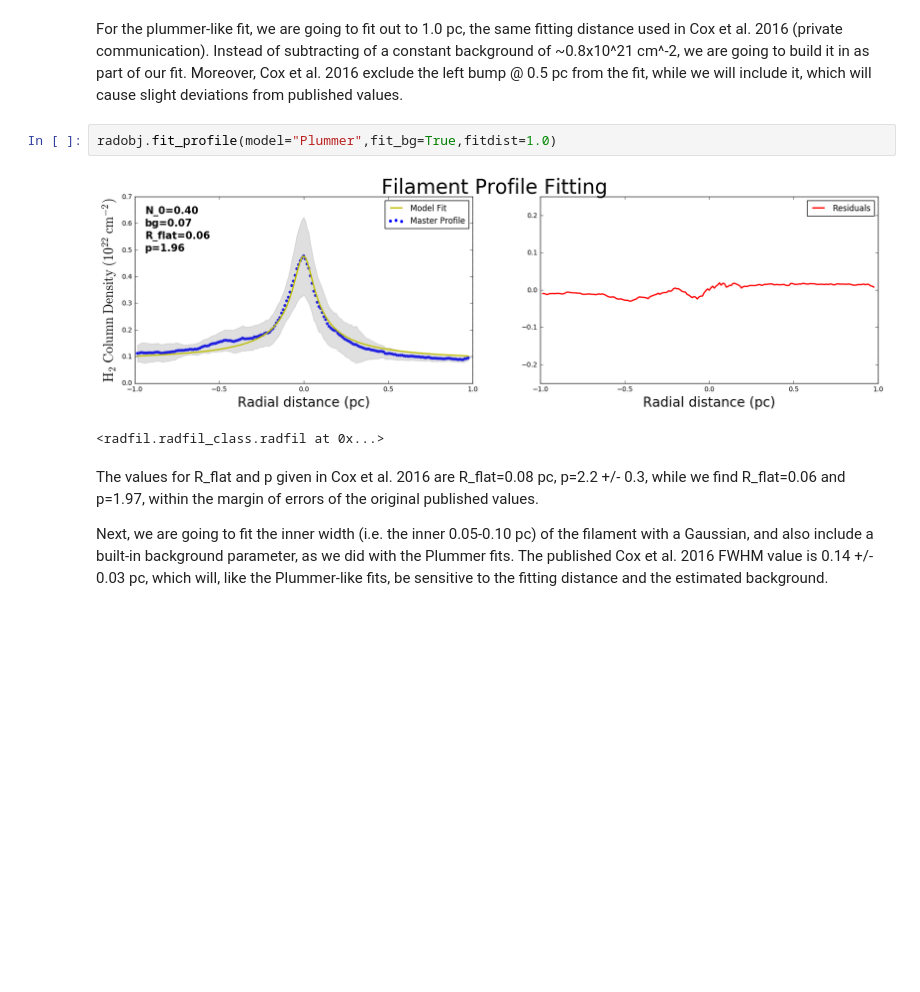
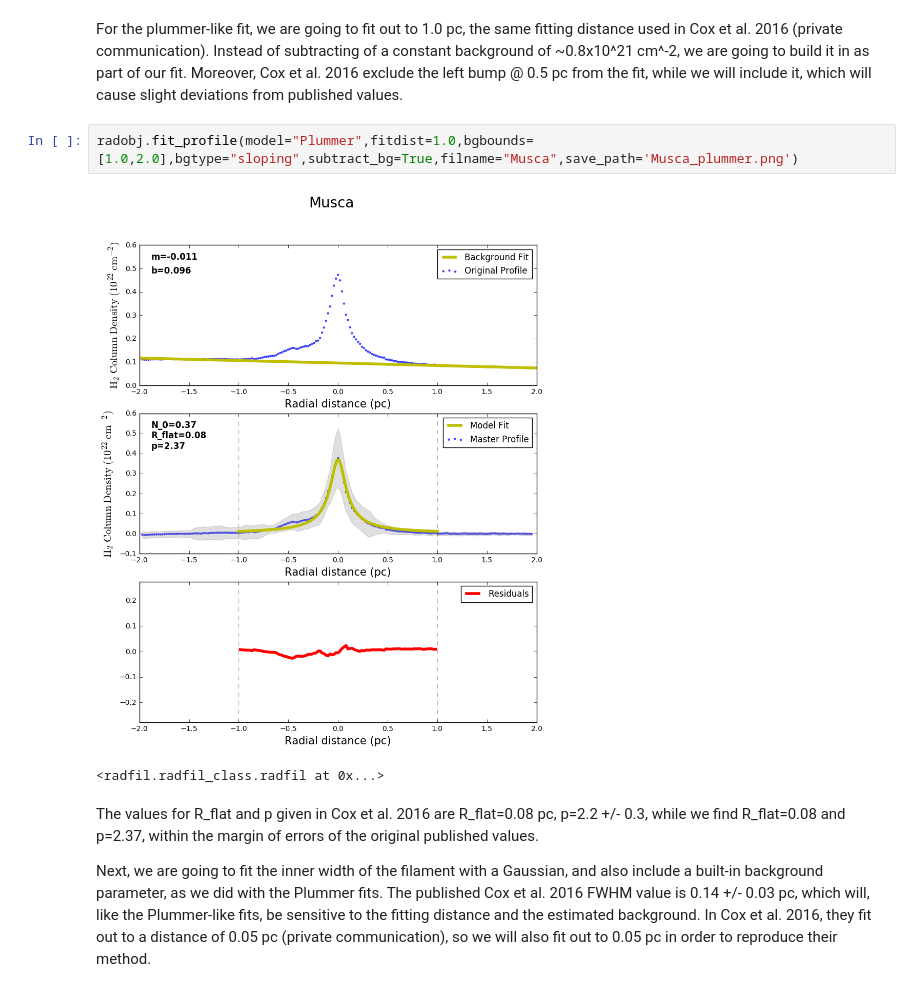
Before and after one commit to catherinezucker/radfil, a Jupyter notebook: RadFil_Tutorial.ipynb, the cells around one changed output. Saved outputs shown, nothing was run; the diff lists cells and outputs as text; blank space fills up the shorter version.

```diff
--- a/RadFil_Tutorial.ipynb
+++ b/RadFil_Tutorial.ipynb
@@ -73,12 +71,12 @@ Now that we have the master profile, we are reading for fitting using the fit_pr
 # %% [markdown]
 For the plummer-like fit, we are going to fit out to 1.0 pc, the same fitting distance used in Cox et al. 2016 (private communication). Instead of subtracting of a constant background of ~0.8x10^21 cm^-2, we are going to build it in as part of our fit. Moreover, Cox et al. 2016 exclude the left bump @ 0.5 pc from the fit, while we will include it, which will cause slight deviations from published values.
 # %%
-radobj.fit_profile(model="Plummer",fit_bg=True,fitdist=1.0)
+radobj.fit_profile(model="Plummer",fitdist=1.0,bgbounds=[1.0,2.0],bgtype="sloping",subtract_bg=True,filname="Musca",save_path='Musca_plummer.png')
 # %% [output]
-[figure, old version]
+[figure, new version]
 <radfil.radfil_class.radfil at 0x...>
 # %% [markdown]
-The values for R_flat and p given in Cox et al. 2016 are R_flat=0.08 pc, p=2.2 +/- 0.3, while we find R_flat=0.06 and p=1.97, within the margin of errors of the original published values.
+The values for R_flat and p given in Cox et al. 2016 are R_flat=0.08 pc, p=2.2 +/- 0.3, while we find R_flat=0.08 and p=2.37, within the margin of errors of the original published values.
 
-Next, we are going to fit the inner width (i.e. the inner 0.05-0.10 pc) of the filament with a Gaussian, and also include a built-in background parameter, as we did with the Plummer fits. The published Cox et al. 2016 FWHM value is 0.14 +/- 0.03 pc, which will, like the Plummer-like fits, be sensitive to the fitting distance and the estimated background.
+Next, we are going to fit the inner width of the filament with a Gaussian, and also include a built-in background parameter, as we did with the Plummer fits. The published Cox et al. 2016 FWHM value is 0.14 +/- 0.03 pc, which will, like the Plummer-like fits, be sensitive to the fitting distance and the estimated background. In Cox et al. 2016, they fit out to a distance of 0.05 pc (private communication), so we will also fit out to 0.05 pc in order to reproduce their method.
 # %%
```
Also changed, not shown: parts of 6 cells of this notebook, 1 other file.
